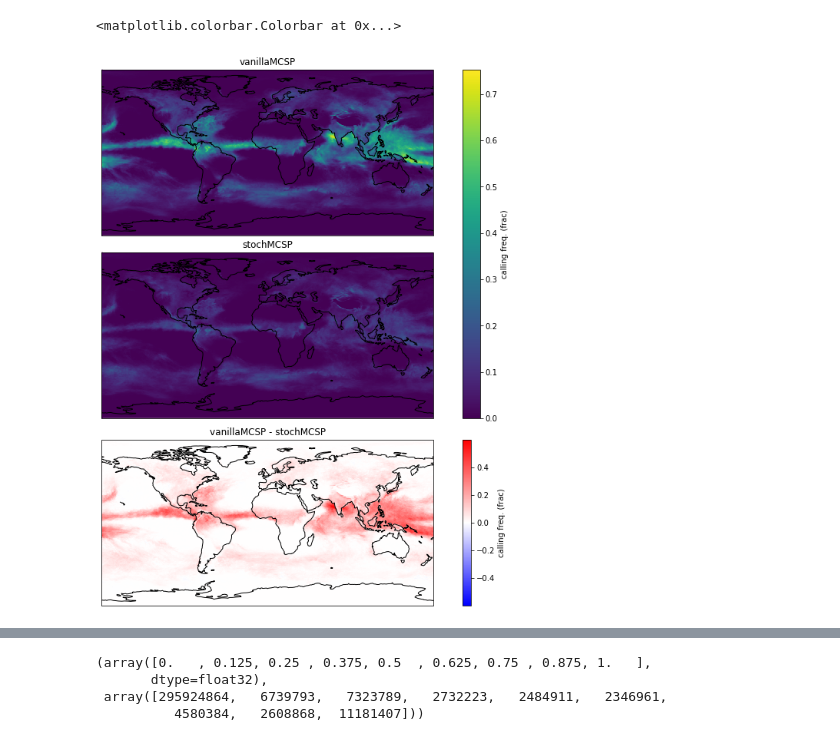
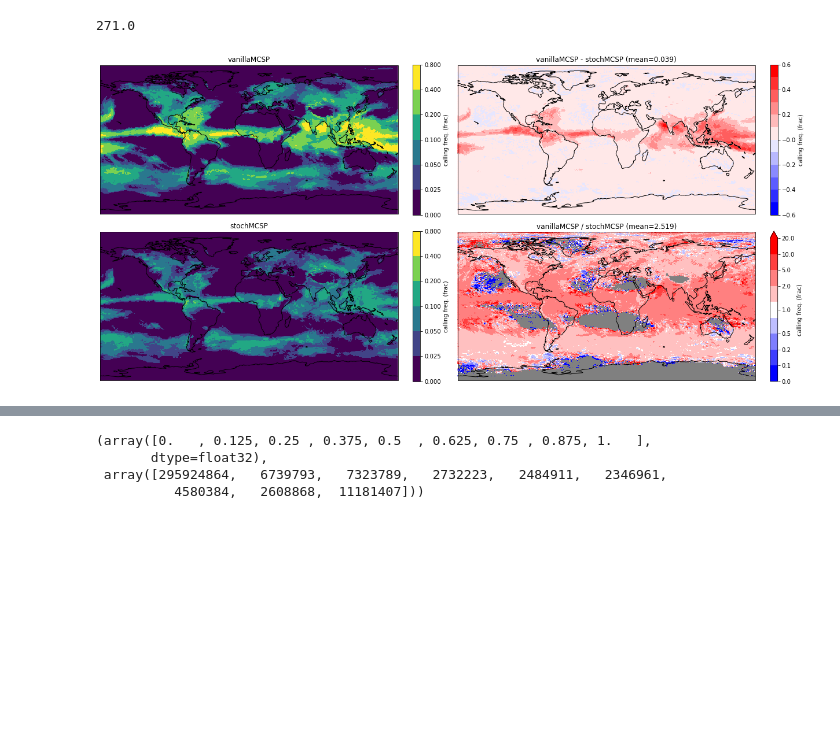
Before and after one commit to markmuetz/mcs_prime_stoch_trigger, a Jupyter notebook: ctrl/notebooks/dev/N216_MCSP_calling_freq.ipynb, the cells around one changed output, grey strips where cells are left out. Saved outputs shown, nothing was run; the diff lists cells and outputs as text; code cells hidden in the pictures; blank space fills up the shorter version.

Commit message:
Experimeent with lots of new ideas in notebooks.
Including:
* calling freq
* TCWV
* simple displayer of remake images (all .pngs)
* ConservativeRegrid

```diff
--- a/ctrl/notebooks/dev/N216_MCSP_calling_freq.ipynb
+++ b/ctrl/notebooks/dev/N216_MCSP_calling_freq.ipynb
@@ -22,3 +24,10 @@ for expt, suite in EXPTS.items():
+# %%
+expt_precip = {}
+for expt, suite in EXPTS.items():
+    precip_path = simdir / f'{suite}/processed/{expt}/engla_pa.precip.nc'
+    expt_precip[expt] = xr.load_dataarray(precip_path)
+    expt_precip[expt].values *= 3600
+    expt_precip[expt].attrs['units'] = 'mm h-1'
 # %%
 cfmean_vanillaMCSP = expt_cf['vanillaMCSP'].isel(ens_mem=slice(1, 10)).mean(['ens_mem', 'time'])
 cfmean_stochMCSP = expt_cf['stochMCSP'].isel(ens_mem=slice(1, 10)).mean(['ens_mem', 'time'])
@@ -29,23 +45,44 @@ cfmeans = {
 # %%
-fig, axes = plt.subplots(3, 1, figsize=(12, 10), subplot_kw={'projection': ccrs.PlateCarree()}, layout='constrained')
+fig, axes = plt.subplots(2, 2, figsize=(17, 8), subplot_kw={'projection': ccrs.PlateCarree()}, layout='constrained')
 cfmax = max(
     cfmean_vanillaMCSP.values.max(),
     cfmean_stochMCSP.values.max()
 )
-for ax, expt in zip(axes, expt_cf):
+for ax, expt in zip(axes[:, 0], expt_cf):
+
     cfmean = cfmeans[expt]
     ax.set_title(expt)
     ax.coastlines()
-    im = ax.pcolormesh(cf.longitude, cf.latitude, cfmean, vmin=0, vmax=cfmax)
-plt.colorbar(im, ax=axes[:2], label='calling freq. (frac)')
+    #bounds = np.arange(0, np.round(cfmax + 0.1, 1), 0.05)
+    bounds = [0, 0.025, 0.05, 0.1, 0.2, 0.4, 0.8]
+    cmap = mpl.cm.viridis
+    norm = mpl.colors.BoundaryNorm(bounds, cmap.N, extend='neither')
+    im = ax.pcolormesh(cfmean.longitude, cfmean.latitude, cfmean, norm=norm, cmap=cmap)
+    plt.colorbar(im, ax=ax, label='calling freq. (frac)')
 
-ax = axes[2]
-ax.set_title('vanillaMCSP - stochMCSP')
-ax.coastlines()
-cf_diff = cfmean_vanillaMCSP - cfmean_stochMCSP
-absmax = np.abs(cf_diff.values).max()
-im = ax.pcolormesh(cf.longitude, cf.latitude, cf_diff, vmin=-absmax, vmax=absmax, cmap='bwr')
-plt.colorbar(im, ax=ax, label='calling freq. (frac)')
+for ax, method in zip(axes[:, 1], ['diff', 'frac']):
+    ax.coastlines()
+    if method == 'diff':
+        cfdata = cfmean_vanillaMCSP - cfmean_stochMCSP
+        ax.set_title(f'vanillaMCSP - stochMCSP (mean={np.nanmean(cfdata):.3f})')
+        absmax = np.round(np.abs(cfdata.values).max(), 1)
+        bounds = np.arange(-absmax, absmax, 0.1)
+        cmap = mpl.cm.bwr
+        norm = mpl.colors.BoundaryNorm(bounds, cmap.N, extend='neither')
+        im = ax.pcolormesh(cfdata.longitude, cfdata.latitude, cfdata, norm=norm, cmap=cmap)
+        plt.colorbar(im, ax=ax, label='calling freq. (frac)')
+    elif method == 'frac':
+        cfdata = np.ma.masked_invalid(cfmean_vanillaMCSP / cfmean_stochMCSP)
+        cfdata_mean = cfdata.mean()
+        ax.set_title(f'vanillaMCSP / stochMCSP (mean={cfdata_mean:.3f})')
+        # cf99 = np.nanpercentile(cfdata.values, 99)
+        print(np.max(cfdata))
+        bounds = [0, 0.1, 0.2, 0.5, 0.9, 1.1, 2, 5, 10, 20]
+        cmap = mpl.cm.bwr
+        norm = mpl.colors.BoundaryNorm(bounds, cmap.N, extend='neither')
+        ax.set_facecolor('grey')
+        im = ax.pcolormesh(cfmean_vanillaMCSP.longitude, cfmean_vanillaMCSP.latitude, cfdata, norm=norm, cmap=cmap)
+        plt.colorbar(im, ax=ax, label='calling freq. (frac)', extend='max', ticks=[0, 0.1, 0.2, 0.5, 1, 2, 5, 10, 20])
 # %% [output]
-<matplotlib.colorbar.Colorbar at 0x...>
+271.0
-[figure, old version]
+[figure, new version]
```
Also changed, not shown: parts of 6 cells of this notebook, 5 other files.
